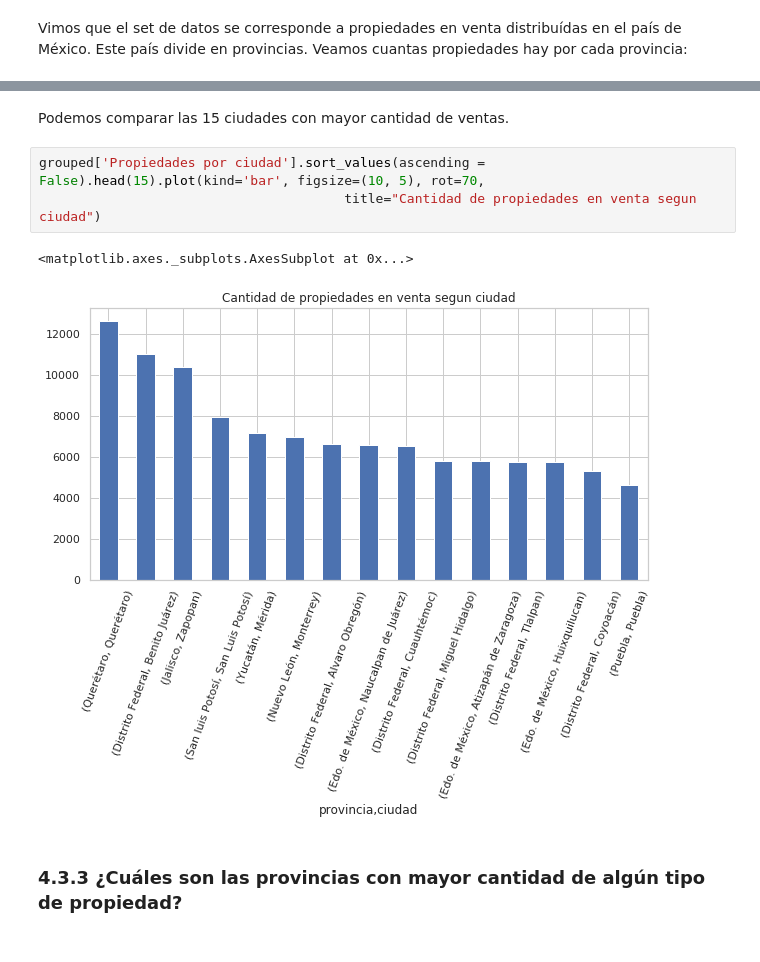
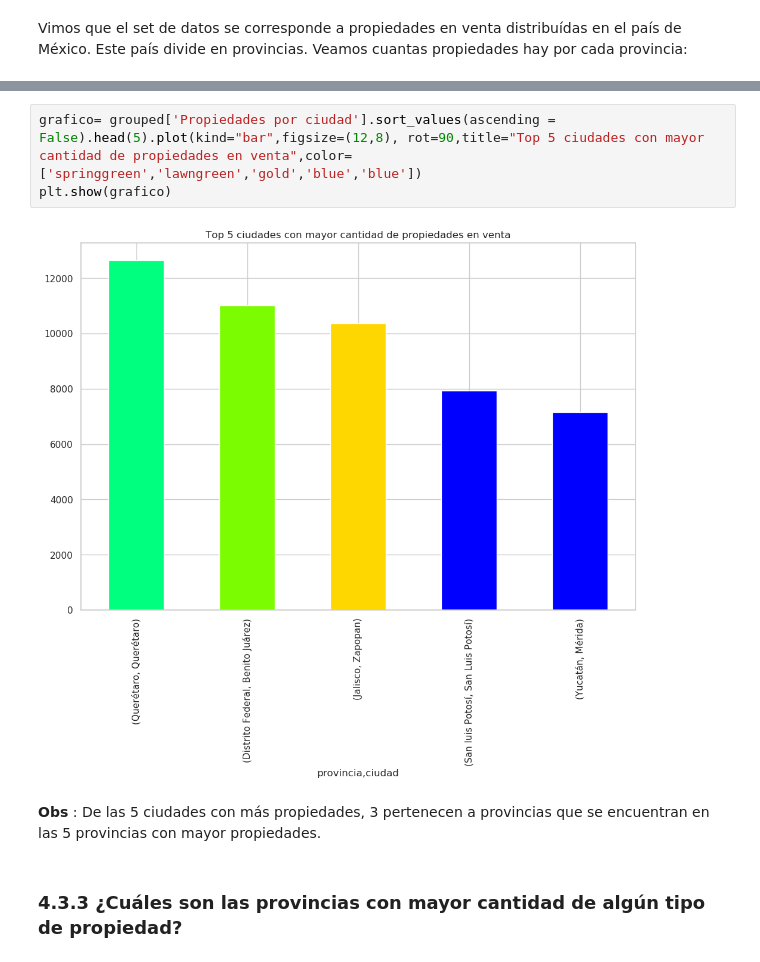
Before and after one commit to tomasSabao/TP1-OrganizacionDeDatos, a Jupyter notebook: TP1.ipynb, the cells around one changed output, grey strips where cells are left out. Saved outputs shown, nothing was run; the diff lists cells and outputs as text.

```diff
--- a/TP1.ipynb
+++ b/TP1.ipynb
@@ -267,11 +233,10 @@ grouped
-# %% [markdown]
-Podemos comparar las 15 ciudades con mayor cantidad de ventas.
 # %%
-grouped['Propiedades por ciudad'].sort_values(ascending = False).head(15).plot(kind='bar', figsize=(10, 5), rot=70,
-                                       title="Cantidad de propiedades en venta segun ciudad")
+grafico= grouped['Propiedades por ciudad'].sort_values(ascending = False).head(5).plot(kind="bar",figsize=(12,8), rot=90,title="Top 5 ciudades con mayor cantidad de propiedades en venta",color=['springgreen','lawngreen','gold','blue','blue'])
+plt.show(grafico)
 # %% [output]
-<matplotlib.axes._subplots.AxesSubplot at 0x...>
-[figure, old version]
+[figure, new version]
+# %% [markdown]
+**Obs** : De las 5 ciudades con más propiedades, 3 pertenecen a provincias que se encuentran en las 5 provincias con mayor propiedades.
 # %% [markdown]
 ### 4.3.3 ¿Cuáles son las provincias con mayor cantidad de algún tipo de propiedad?
 # %% [markdown]
```
Also changed, not shown: parts of 211 cells of this notebook.
